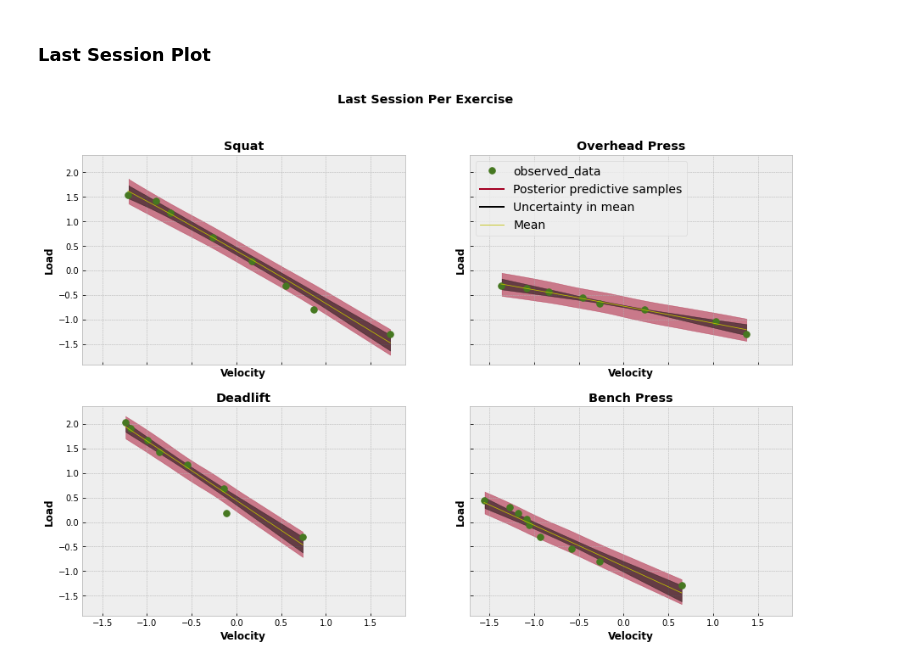
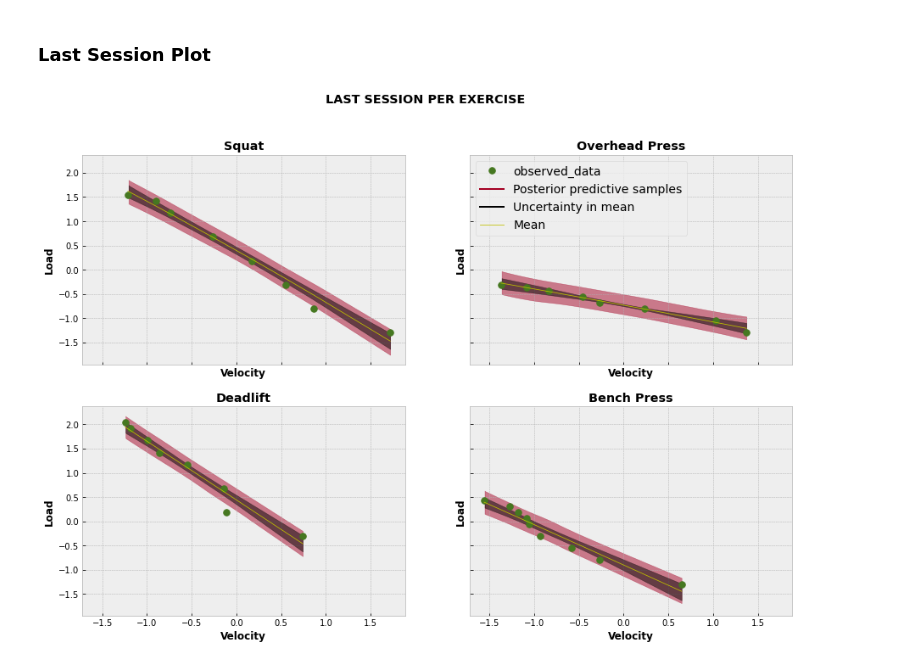
Before and after one commit to mattiasthalen/Bayesian-Velocity-Profiling, a Jupyter notebook: Bayesian_Velocity_Profiling.ipynb, the cells around one changed output. Cells and saved outputs as stored; diff of their text form; code cells hidden in the pictures.

```diff
--- a/Bayesian_Velocity_Profiling.ipynb
+++ b/Bayesian_Velocity_Profiling.ipynb
@@ -295,6 +281,6 @@ def transform(df, **kwargs):
 # %%
 def load(csv_path, **kwargs):
     df = extract(csv_path, **kwargs)
-    ds = transtorm(df, **kwargs)
+    ds = transform(df, **kwargs)
 
     return ds
@@ -793,32 +820,32 @@ axes = axes.flatten()
 
 for i, ax in enumerate(axes):
 
     exercise = exercises[i]
 
     last_session = regr_data[regr_data['exercise'] == exercise]['session'].max()
     last_session_observations = regr_data[regr_data['session'] == last_session]['observation'].values
 
     last_session_idata = inference_data.sel(observation = last_session_observations, session = last_session, exercise = exercise)
 
     az.plot_lm(idata = last_session_idata,
                x = 'velocity',
                y = 'load',
                y_hat = 'load',
                y_model = 'mu',
                kind_pp = 'hdi',
                kind_model = 'hdi',
                y_kwargs = {'marker': '.', 'zorder': 10},
                legend = True if i == 1 else False,
                axes = ax)
 
     ax.set_title(exercise.title(), fontweight = 'bold')
     ax.set_xlabel('Velocity', fontweight = 'bold')
     ax.set_ylabel('Load', fontweight = 'bold')
 
-fig.suptitle('Last Session Per Exercise',
+fig.suptitle('LAST SESSION PER EXERCISE',
              fontweight = 'bold',
              fontsize = 'x-large')
 
 plt.show()
 # %% [output]
-[figure, old version]
+[figure, new version]
```
Also changed, not shown: parts of 27 cells of this notebook.
